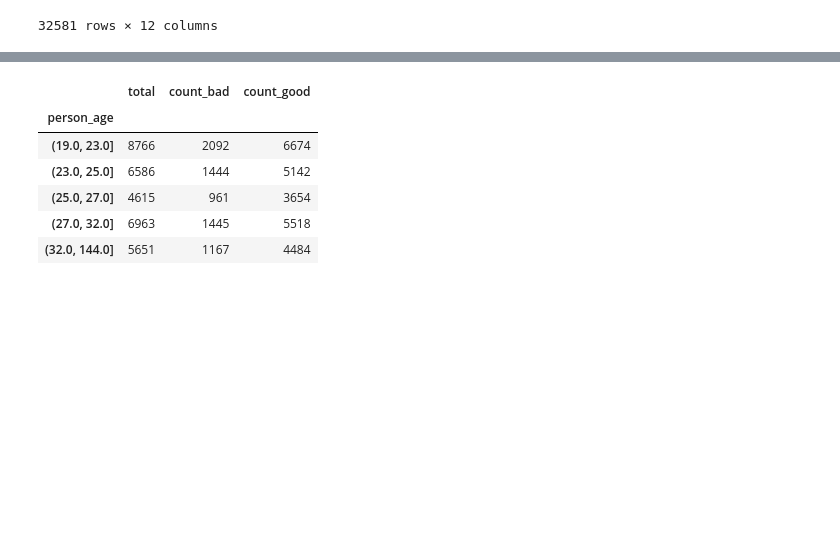
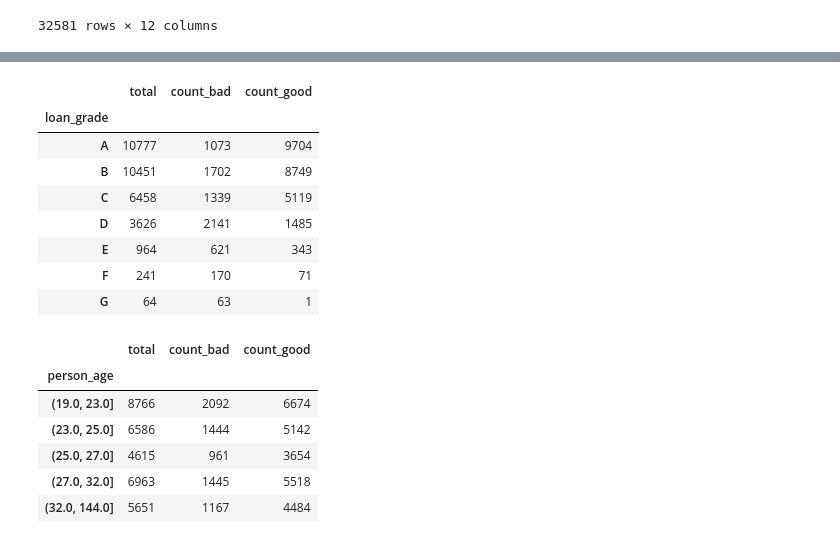
Before and after one commit to diode-meehai/WOE_IV, a Jupyter notebook: My_credit_scoring_WOE_IV.ipynb, the cells around one changed output, grey strips where cells are left out. Saved outputs shown, nothing was run; the diff lists cells and outputs as text; code cells hidden in the pictures; blank space fills up the shorter version.

```diff
--- a/My_credit_scoring_WOE_IV.ipynb
+++ b/My_credit_scoring_WOE_IV.ipynb
@@ -480,3 +480,21 @@ df_woe.head()
 | 25172c7f-160a-44ac-b271-5833b7a679f6 | (23.0, 25.0] | (3999.0, 35000.0] | MORTGAGE | (-1.0, 1.0] | MEDICAL | C | ... |
 | a8f721ac-9696-48b3-ae35-bc8b13592d26 | (19.0, 23.0] | (63000.0, 86000.0] | RENT | (3.0, 5.0] | MEDICAL | C | ... |
 | 53be6c0c-0a33-41c1-a8d0-e9784b077f98 | (23.0, 25.0] | (49000.0, 63000.0] | RENT | (5.0, 8.0] | MEDICAL | C | ... |
+# %%
+# ดู  count_bad  count_good
+d = pd.DataFrame(df_woe.groupby(['loan_grade']).size(), columns=['total'])
+
+d['count_bad'] = df_woe.groupby(['loan_grade'])['loan_status'].sum()
+d['count_good'] = d['total']-d['count_bad']
+
+d
+# %% [output]
+|  | total | count_bad | count_good |
+| loan_grade |  |  |  |
+| A | 10777 | 1073 | 9704 |
+| B | 10451 | 1702 | 8749 |
+| C | 6458 | 1339 | 5119 |
+| D | 3626 | 2141 | 1485 |
+| E | 964 | 621 | 343 |
+| F | 241 | 170 | 71 |
+| G | 64 | 63 | 1 |
```
Also changed, not shown: parts of 14 cells of this notebook.
